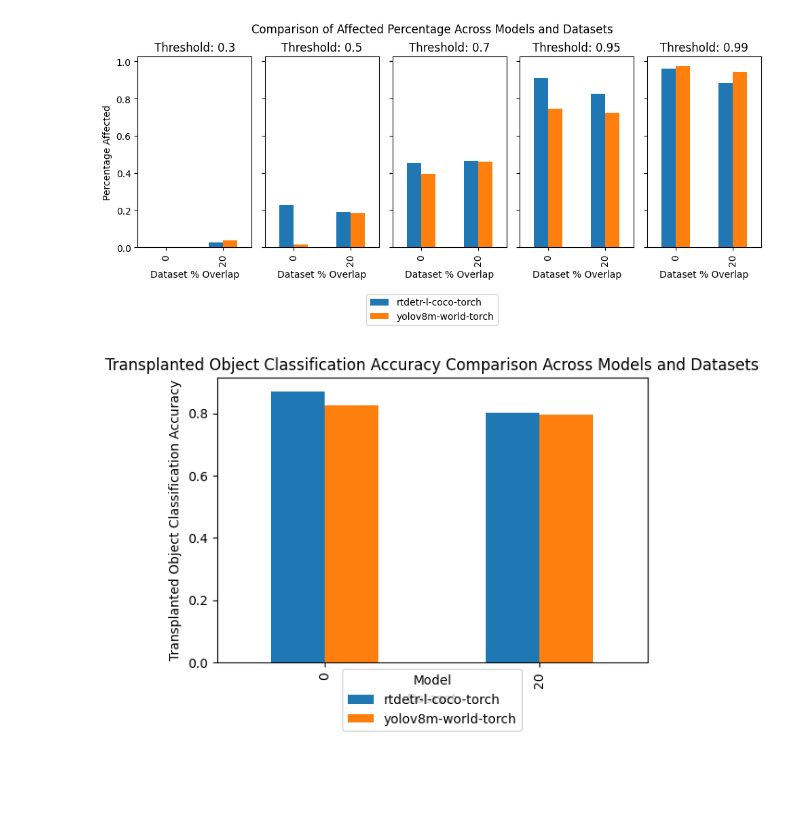
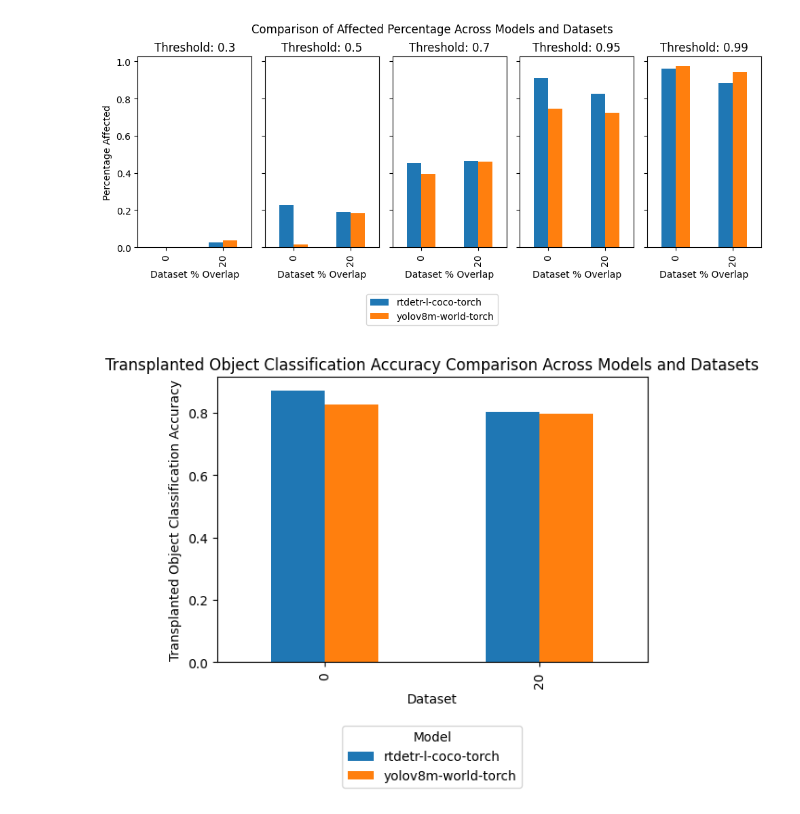
Before and after one commit to sofiesana/updog, a Jupyter notebook: analysis.ipynb, the cells around one changed output. Cells and saved outputs as stored; diff of their text form; code cells hidden in the pictures; blank space fills up the shorter version.

```diff
--- a/analysis.ipynb
+++ b/analysis.ipynb
@@ -254,8 +254,8 @@ def plot_grouped_bar(df, metric_name):
     ax.set_xlabel('Dataset')
     ax.set_ylabel(metric_name)
     ax.set_title(f'{metric_name} Comparison Across Models and Datasets')
-    ax.legend(title='Model', loc='upper center', bbox_to_anchor=(1.5, 0))
-
+    ax.legend(title='Model', loc='upper center', bbox_to_anchor=(.5, -0.2))
+    # ax.legend(title='Model', loc='upper right', bbox_to_anchor=(1.45, 1))
     # Show the plot
     plt.show()
 
@@ -347,7 +350,7 @@ acc_results = {
     }
 }
 # %%
-df_metrics = extract_metrics(results, 'overall_obj_metrics', 'acc')
+df_metrics = extract_metrics(acc_results, 'overall_obj_metrics', 'acc')
 plot_grouped_bar(df_metrics, "Transplanted Object Classification Accuracy")
 # %% [output]
-[figure, old version]
+[figure, new version]
```
Also changed, not shown: parts of 1 cell of this notebook.
